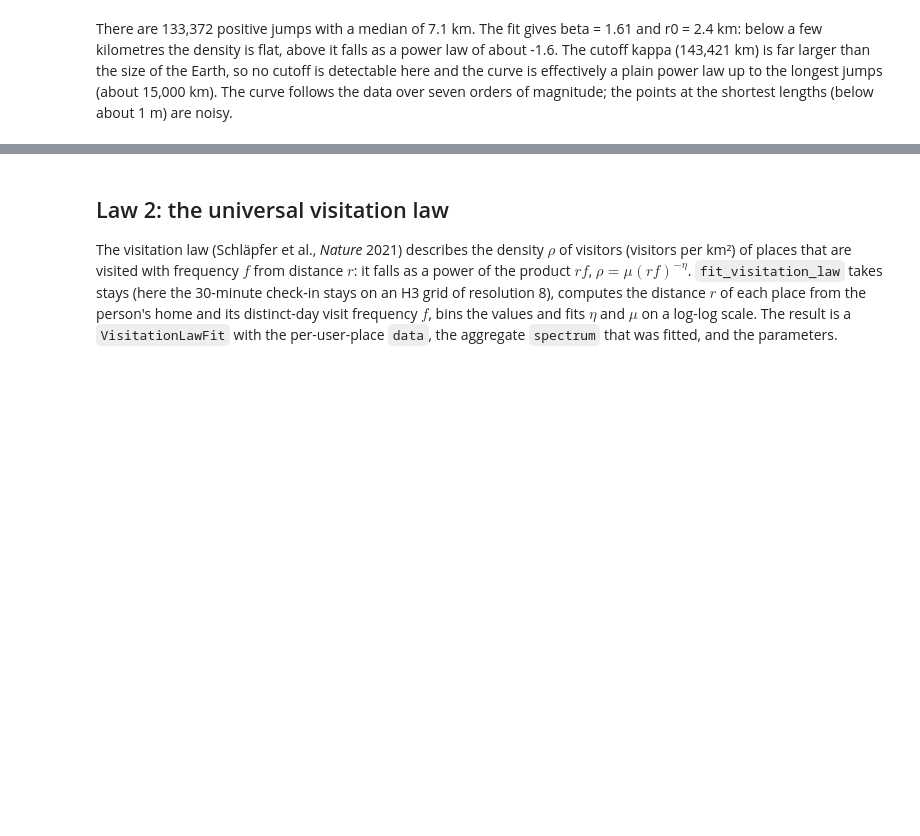
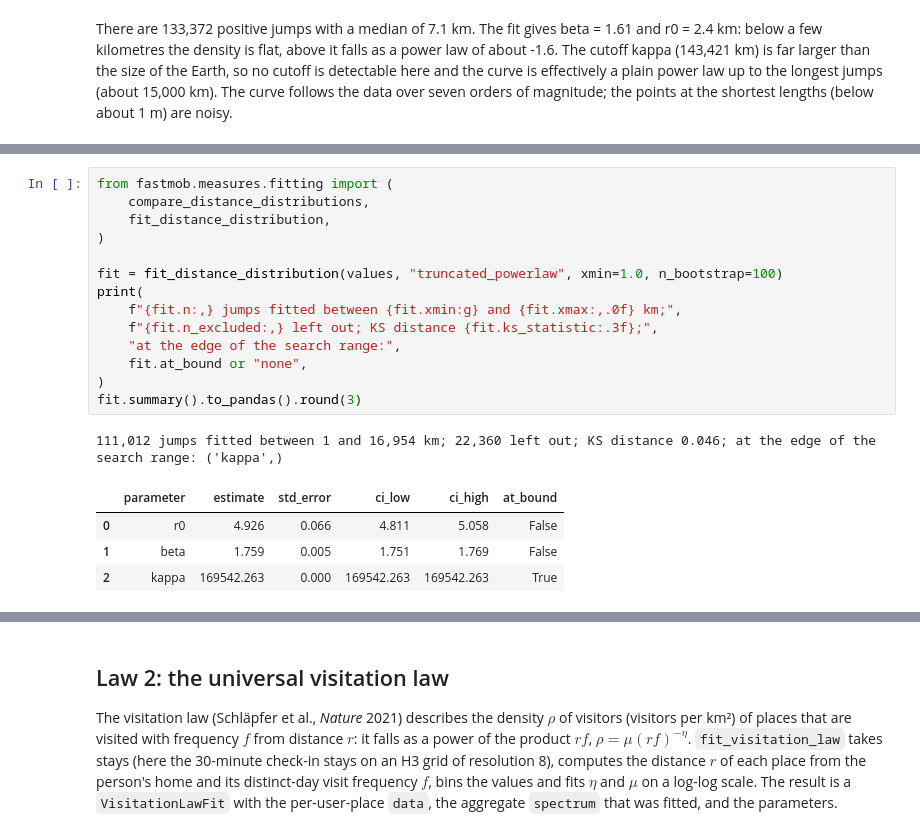
Before and after one commit to gefgu/fastmob, a Jupyter notebook: docs/src/learn/compare-to-mobility-laws.ipynb, the cells around one changed output, grey strips where cells are left out. Saved outputs shown, nothing was run; the diff lists cells and outputs as text; blank space fills up the shorter version.

```diff
--- a/docs/src/learn/compare-to-mobility-laws.ipynb
+++ b/docs/src/learn/compare-to-mobility-laws.ipynb
@@ -68,0 +73,20 @@ There are 133,372 positive jumps with a median of 7.1 km. The fit gives beta = 1
+# %%
+from fastmob.measures.fitting import (
+    compare_distance_distributions,
+    fit_distance_distribution,
+)
+
+fit = fit_distance_distribution(values, "truncated_powerlaw", xmin=1.0, n_bootstrap=100)
+print(
+    f"{fit.n:,} jumps fitted between {fit.xmin:g} and {fit.xmax:,.0f} km;",
+    f"{fit.n_excluded:,} left out; KS distance {fit.ks_statistic:.3f};",
+    "at the edge of the search range:",
+    fit.at_bound or "none",
+)
+fit.summary().to_pandas().round(3)
+# %% [output]
+111,012 jumps fitted between 1 and 16,954 km; 22,360 left out; KS distance 0.046; at the edge of the search range: ('kappa',)
+|  | parameter | estimate | std_error | ci_low | ci_high | at_bound |
+| 0 | r0 | 4.926 | 0.066 | 4.811 | 5.058 | False |
+| 1 | beta | 1.759 | 0.005 | 1.751 | 1.769 | False |
+| 2 | kappa | 169542.263 | 0.000 | 169542.263 | 169542.263 | True |
```
Also changed, not shown: parts of 9 cells of this notebook, 14 other files.
